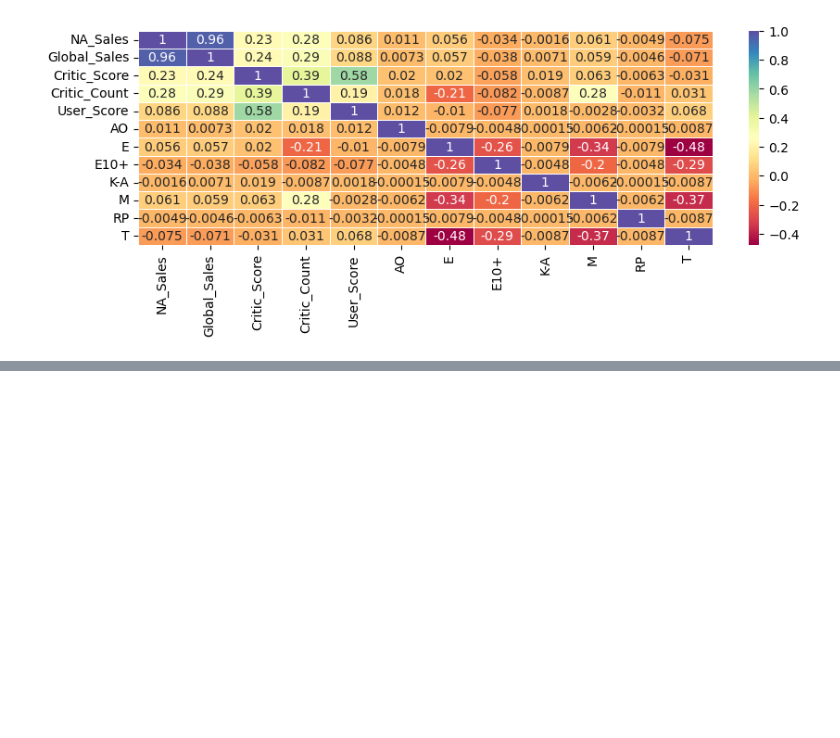
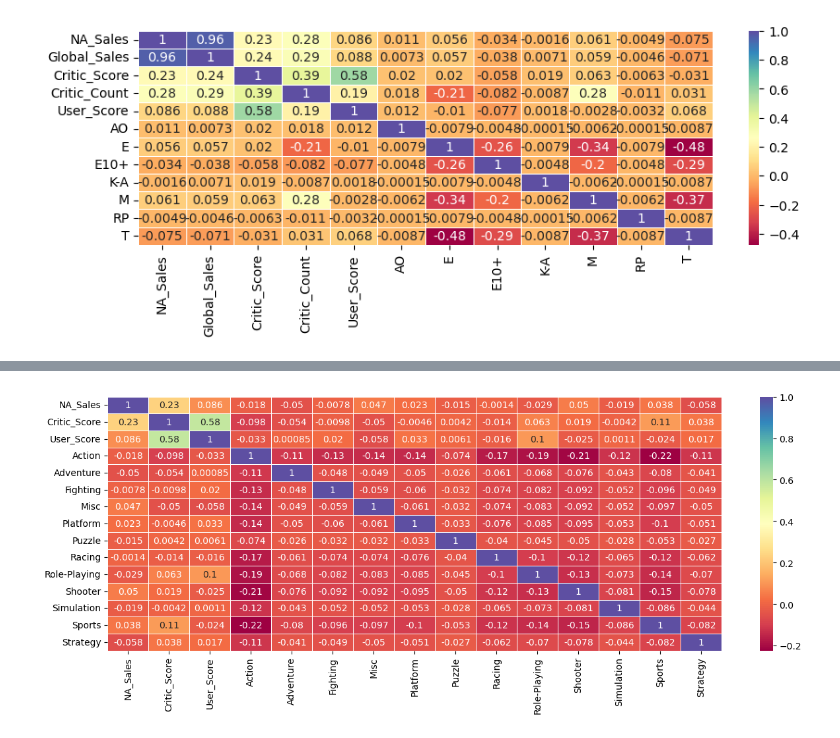
Before and after one commit to mhussen2/Mr-Powers-CPP, a Jupyter notebook: classNotes/Lecture 19 - Analysis and Visualization/Lecture 19 - Analysis and Visualization Part 2 copy.ipynb, the cells around one changed output, grey strips where cells are left out. Drawn from its saved outputs; the diff is of its cells as text; code cells hidden in the pictures; blank space fills up the shorter version.

```diff
--- a/classNotes/Lecture 19 - Analysis and Visualization/Lecture 19 - Analysis and Visualization Part 2 copy.ipynb
+++ b/classNotes/Lecture 19 - Analysis and Visualization/Lecture 19 - Analysis and Visualization Part 2 copy.ipynb
@@ -327,3 +312,12 @@ sns.heatmap(vgSales_df.corr(), annot = True, linewidth = 0.5, cmap = "Spectral")
 plt.show()
 # %% [output]
 [figure]
+# %%
+df = pd.read_csv('vgsales_full.csv')
+vgSales_df  = df.drop(columns=["Name","Publisher","Developer","Rating","Genre"])
+df["Genre"].unique()
+vgSales_df
+vg_rating = pd.get_dummies(df['Genre'])
+vg_rating
+vgSales_df = pd.concat([vgSales_df, vg_rating], axis=1)
+vgSales_df
@@ -329,0 +338,7 @@ plt.show()
+# %%
+plt.figure(figsize = (15, 5))
+vgSales_df = vgSales_df.drop(columns=["EU_Sales","JP_Sales","Other_Sales","Year_of_Release","User_Count","Global_Sales","Critic_Count"])
+sns.heatmap(vgSales_df.corr(), annot = True, linewidth = 0.5, cmap = "Spectral")
+plt.show()
+# %% [output]
+[figure, added]
```
Also changed, not shown: parts of 13 cells of this notebook, 14 other files.
